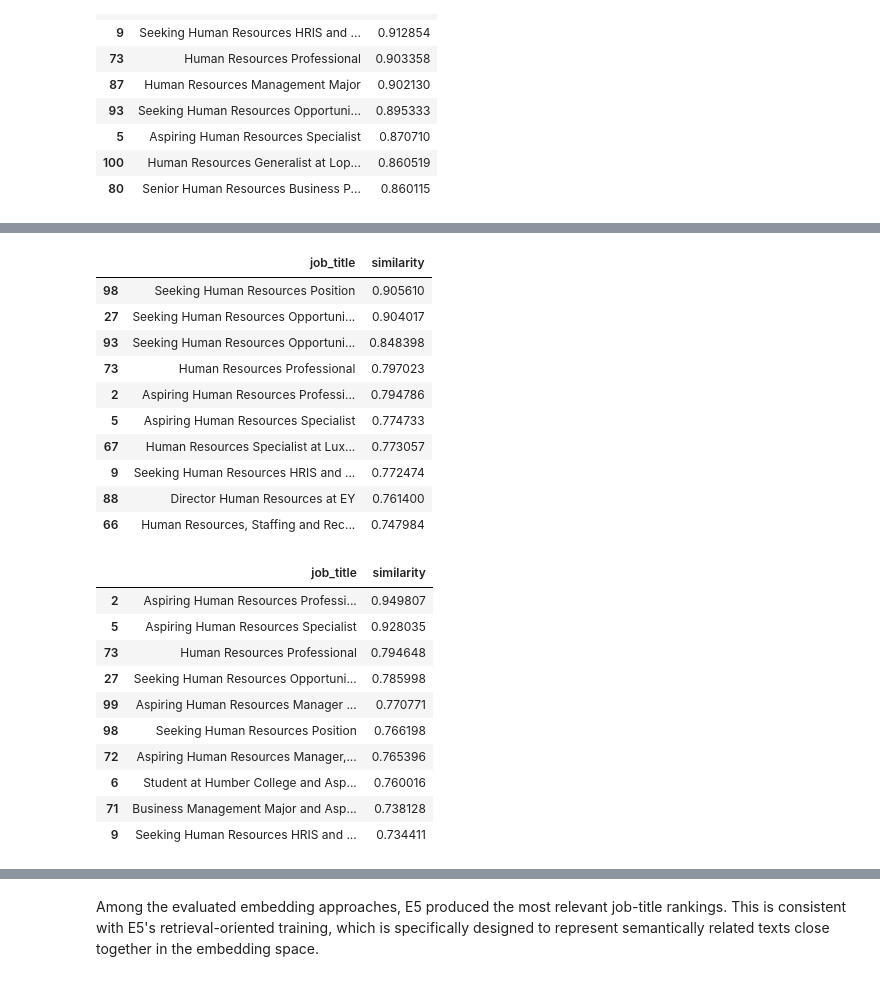
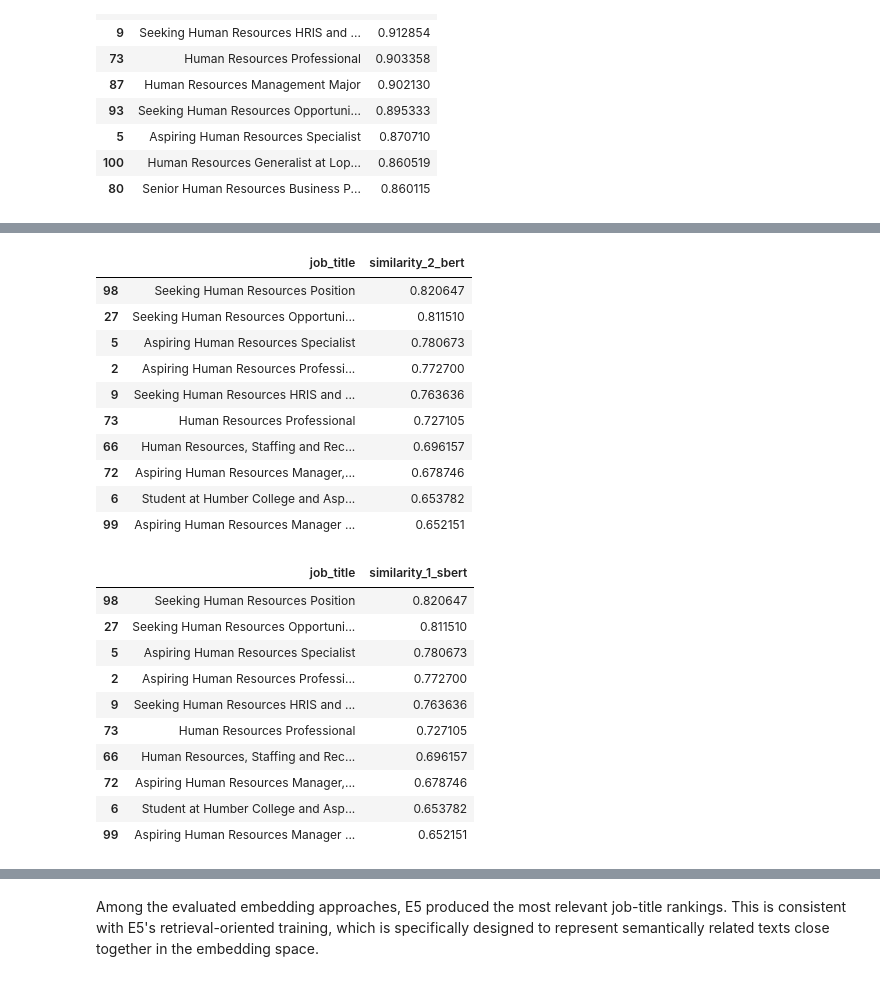
Before and after one commit to safwt-data/QwnYr0x6YtL8f4mY, a Jupyter notebook: notebooks/notebook_1.ipynb, the cells around one changed output, grey strips where cells are left out. Cells and saved outputs as stored; diff of their text form; code cells hidden in the pictures.

```diff
--- a/notebooks/notebook_1.ipynb
+++ b/notebooks/notebook_1.ipynb
@@ -317,11 +309,10 @@ score_2 = cosine_similarity(
     X_glove
 )
 # %%
-df["similarity"] = score_1.flatten()
+df["similarity_1_glove"] = score_2.flatten()
 # turns a multi-dimensional NumPy array into a one-dimensional array
-
-df[["job_title", "similarity"]].sort_values(
-    by="similarity",
+df[df["similarity_1_glove"]>0.4][["job_title", "similarity_1_glove"]].sort_values(
+    by="similarity_1_glove",
     ascending=False
 ).head(10)
 # %% [output]
@@ -339,10 +330,8 @@ df[["job_title", "similarity"]].sort_values(
 # %%
-
-df["similarity"] = score_2.flatten()
+df["similarity_2_glove"] = score_2.flatten()
 # turns a multi-dimensional NumPy array into a one-dimensional array
-
-df[["job_title", "similarity"]].sort_values(
-    by="similarity",
+df[df["similarity_2_glove"]>0.4][["job_title", "similarity_2_glove"]].sort_values(
+    by="similarity_2_glove",
     ascending=False
 ).head(10)
 # %% [output]
@@ -411,10 +401,10 @@ score_2 = cosine_similarity(
     X_bert
 )
 
-df["similarity"] = score_1.flatten()
+df["similarity_1_bert"] = score_2.flatten()
 
-df[["job_title", "similarity"]].sort_values(
-    by="similarity",
+df[df["similarity_1_bert"]>0.4][["job_title", "similarity_1_bert"]].sort_values(
+    by="similarity_1_bert",
     ascending=False
 ).head(10)
 # %% [output]
@@ -432,22 +422,22 @@ df[["job_title", "similarity"]].sort_values(
 # %%
-df["similarity"] = score_2.flatten()
+df["similarity_2_bert"] = score_2.flatten()
 
-df[["job_title", "similarity"]].sort_values(
-    by="similarity",
+df[df["similarity_2_bert"]>0.4][["job_title", "similarity_2_bert"]].sort_values(
+    by="similarity_2_bert",
     ascending=False
 ).head(10)
 # %% [output]
-|  | job_title | similarity |
-| 98 | Seeking Human Resources Position | 0.905610 |
-| 27 | Seeking Human Resources Opportuni... | 0.904017 |
-| 93 | Seeking Human Resources Opportuni... | 0.848398 |
-| 73 | Human Resources Professional | 0.797023 |
-| 2 | Aspiring Human Resources Professi... | 0.794786 |
-| 5 | Aspiring Human Resources Specialist | 0.774733 |
-| 67 | Human Resources Specialist at Lux... | 0.773057 |
-| 9 | Seeking Human Resources HRIS and ... | 0.772474 |
-| 88 | Director Human Resources at EY | 0.761400 |
-| 66 | Human Resources, Staffing and Rec... | 0.747984 |
+|  | job_title | similarity_2_bert |
+| 98 | Seeking Human Resources Position | 0.820647 |
+| 27 | Seeking Human Resources Opportuni... | 0.811510 |
+| 5 | Aspiring Human Resources Specialist | 0.780673 |
+| 2 | Aspiring Human Resources Professi... | 0.772700 |
+| 9 | Seeking Human Resources HRIS and ... | 0.763636 |
+| 73 | Human Resources Professional | 0.727105 |
+| 66 | Human Resources, Staffing and Rec... | 0.696157 |
+| 72 | Aspiring Human Resources Manager,... | 0.678746 |
+| 6 | Student at Humber College and Asp... | 0.653782 |
+| 99 | Aspiring Human Resources Manager ... | 0.652151 |
 # %%
 tokenizer = AutoTokenizer.from_pretrained(
     "sentence-transformers/all-MiniLM-L6-v2"
@@ -491,35 +481,35 @@ df["sbert_for_modeling"] = df["clean_job_title"].apply(
 # %%
 s_bert = np.vstack(df["sbert_for_modeling"])
 
 y1_vector = get_title_vector_sbert(measure_rank_1)
 y2_vector = get_title_vector_sbert(measure_rank_2)
 
 score_1 = cosine_similarity(
     y1_vector.reshape(1, -1),
     s_bert
 )
 
 score_2 = cosine_similarity(
     y2_vector.reshape(1, -1),
     s_bert
 )
 
-df["similarity"] = score_1.flatten()
+df["similarity_1_sbert"] = score_2.flatten()
 
-df[["job_title", "similarity"]].sort_values(
-    by="similarity",
+df[df["similarity_1_sbert"]>0.4][["job_title", "similarity_1_sbert"]].sort_values(
+    by="similarity_1_sbert",
     ascending=False
 ).head(10)
 # %% [output]
-|  | job_title | similarity |
-| 2 | Aspiring Human Resources Professi... | 0.949807 |
-| 5 | Aspiring Human Resources Specialist | 0.928035 |
-| 73 | Human Resources Professional | 0.794648 |
-| 27 | Seeking Human Resources Opportuni... | 0.785998 |
-| 99 | Aspiring Human Resources Manager ... | 0.770771 |
-| 98 | Seeking Human Resources Position | 0.766198 |
-| 72 | Aspiring Human Resources Manager,... | 0.765396 |
-| 6 | Student at Humber College and Asp... | 0.760016 |
-| 71 | Business Management Major and Asp... | 0.738128 |
-| 9 | Seeking Human Resources HRIS and ... | 0.734411 |
+|  | job_title | similarity_1_sbert |
+| 98 | Seeking Human Resources Position | 0.820647 |
+| 27 | Seeking Human Resources Opportuni... | 0.811510 |
+| 5 | Aspiring Human Resources Specialist | 0.780673 |
+| 2 | Aspiring Human Resources Professi... | 0.772700 |
+| 9 | Seeking Human Resources HRIS and ... | 0.763636 |
+| 73 | Human Resources Professional | 0.727105 |
+| 66 | Human Resources, Staffing and Rec... | 0.696157 |
+| 72 | Aspiring Human Resources Manager,... | 0.678746 |
+| 6 | Student at Humber College and Asp... | 0.653782 |
+| 99 | Aspiring Human Resources Manager ... | 0.652151 |
 # %%
```
Also changed, not shown: parts of 15 cells of this notebook.
